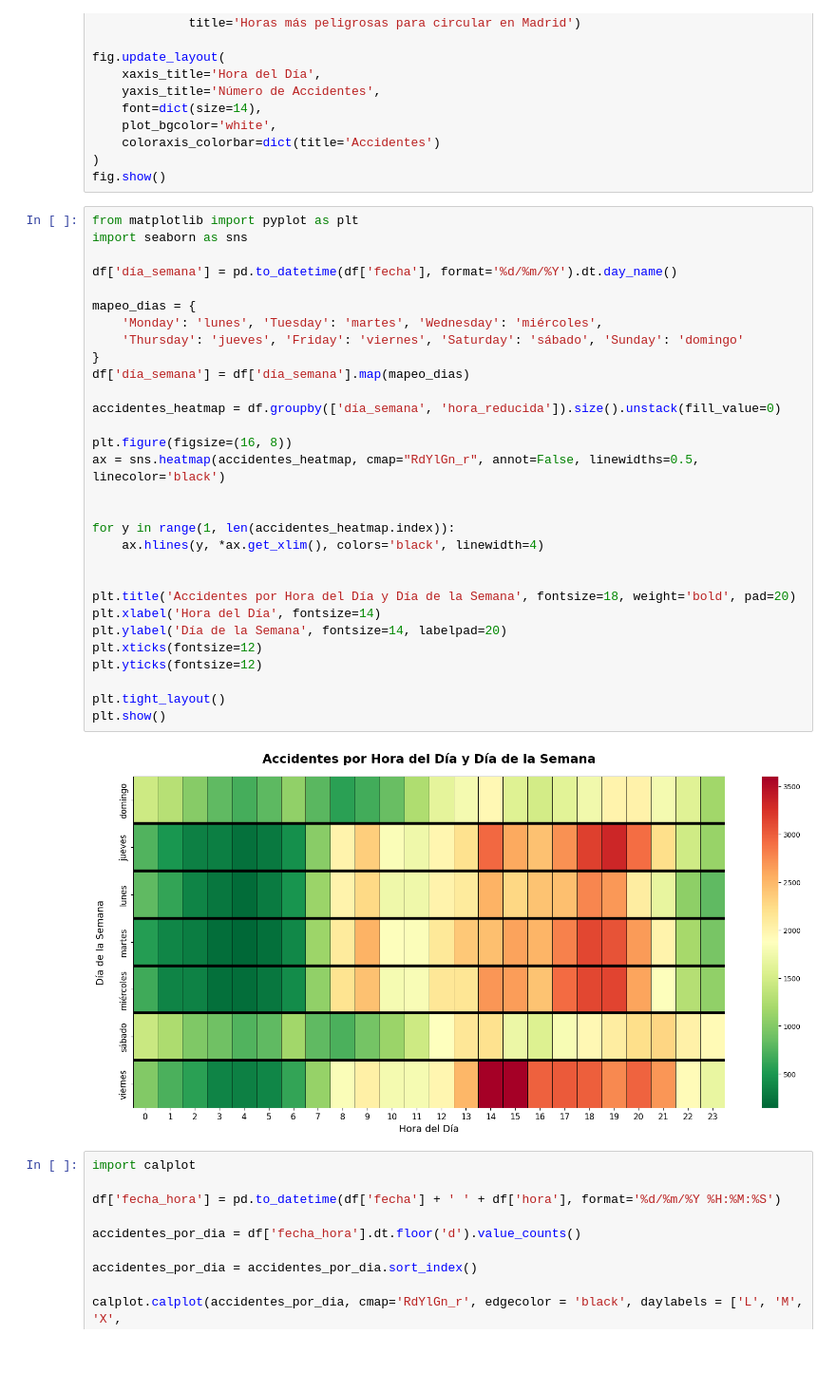
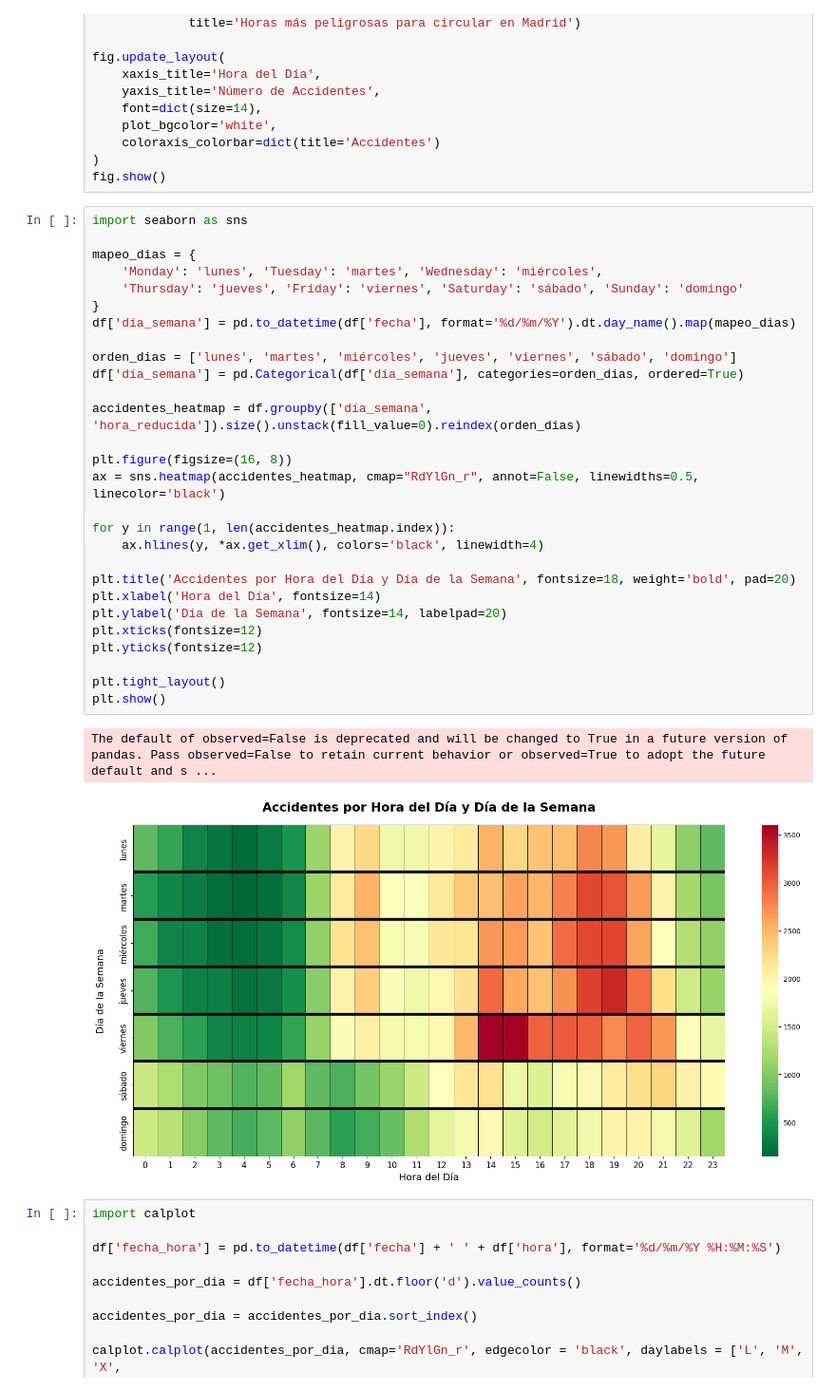
Before and after one commit to carlosvegag1/accidents-analysis-madrid, a Jupyter notebook: Accidents_Analysis.ipynb, the cells around one changed output. Shown at 95% size. Drawn from its saved outputs; the diff is of its cells as text; blank space fills up the shorter version.

```diff
--- a/Accidents_Analysis.ipynb
+++ b/Accidents_Analysis.ipynb
@@ -627,37 +627,36 @@ fig.update_layout(
 )
 fig.show()
 # %%
-from matplotlib import pyplot as plt
 import seaborn as sns
-
-df['día_semana'] = pd.to_datetime(df['fecha'], format='%d/%m/%Y').dt.day_name()
 
 mapeo_dias = {
     'Monday': 'lunes', 'Tuesday': 'martes', 'Wednesday': 'miércoles',
     'Thursday': 'jueves', 'Friday': 'viernes', 'Saturday': 'sábado', 'Sunday': 'domingo'
 }
-df['día_semana'] = df['día_semana'].map(mapeo_dias)
+df['día_semana'] = pd.to_datetime(df['fecha'], format='%d/%m/%Y').dt.day_name().map(mapeo_dias)
 
-accidentes_heatmap = df.groupby(['día_semana', 'hora_reducida']).size().unstack(fill_value=0)
+orden_dias = ['lunes', 'martes', 'miércoles', 'jueves', 'viernes', 'sábado', 'domingo']
+df['día_semana'] = pd.Categorical(df['día_semana'], categories=orden_dias, ordered=True)
+
+accidentes_heatmap = df.groupby(['día_semana', 'hora_reducida']).size().unstack(fill_value=0).reindex(orden_dias)
 
 plt.figure(figsize=(16, 8))
 ax = sns.heatmap(accidentes_heatmap, cmap="RdYlGn_r", annot=False, linewidths=0.5, linecolor='black')
 
-
 for y in range(1, len(accidentes_heatmap.index)):
     ax.hlines(y, *ax.get_xlim(), colors='black', linewidth=4)
-
 
 plt.title('Accidentes por Hora del Día y Día de la Semana', fontsize=18, weight='bold', pad=20)
 plt.xlabel('Hora del Día', fontsize=14)
 plt.ylabel('Día de la Semana', fontsize=14, labelpad=20)
 plt.xticks(fontsize=12)
 plt.yticks(fontsize=12)
 
 plt.tight_layout()
 plt.show()
 # %% [output]
+The default of observed=False is deprecated and will be changed to True in a future version of pandas. Pass observed=False to retain current behavior or observed=True to adopt the future default and s ...
-[figure, old version]
+[figure, new version]
 # %%
 import calplot
 
```
Also changed, not shown: 1 other file.
